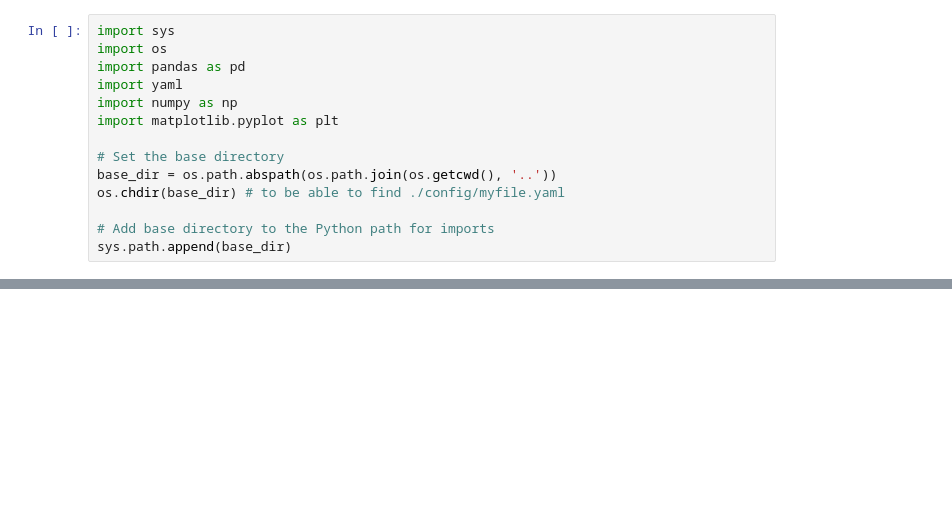
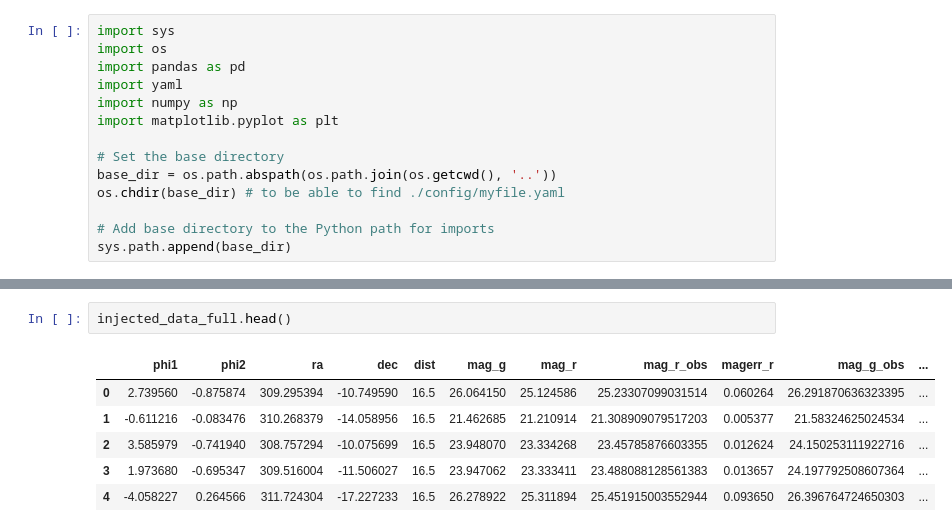
Before and after one commit to LSSTDESC/stream_sim, a Jupyter notebook: notebooks/tutorial_inject_stream.ipynb, the cells around one changed output, grey strips where cells are left out. Saved outputs shown, nothing was run; the diff lists cells and outputs as text; blank space fills up the shorter version.

```diff
--- a/notebooks/tutorial_inject_stream.ipynb
+++ b/notebooks/tutorial_inject_stream.ipynb
@@ -89,0 +223,9 @@ Applying detection cut on g band with SNR >= 5.0
+# %%
+injected_data_full.head()
+# %% [output]
+|  | phi1 | phi2 | ra | dec | dist | mag_g | mag_r | mag_r_obs | magerr_r | mag_g_obs | ... |
+| 0 | 2.739560 | -0.875874 | 309.295394 | -10.749590 | 16.5 | 26.064150 | 25.124586 | 25.23307099031514 | 0.060264 | 26.291870636323395 | ... |
+| 1 | -0.611216 | -0.083476 | 310.268379 | -14.058956 | 16.5 | 21.462685 | 21.210914 | 21.308909079517203 | 0.005377 | 21.58324625024534 | ... |
+| 2 | 3.585979 | -0.741940 | 308.757294 | -10.075699 | 16.5 | 23.948070 | 23.334268 | 23.45785876603355 | 0.012624 | 24.150253111922716 | ... |
+| 3 | 1.973680 | -0.695347 | 309.516004 | -11.506027 | 16.5 | 23.947062 | 23.333411 | 23.488088128561383 | 0.013657 | 24.197792508607364 | ... |
+| 4 | -4.058227 | 0.264566 | 311.724304 | -17.227233 | 16.5 | 26.278922 | 25.311894 | 25.451915003552944 | 0.093650 | 26.396764724650303 | ... |
```
Also changed, not shown: parts of 30 cells of this notebook, 1 other file.
